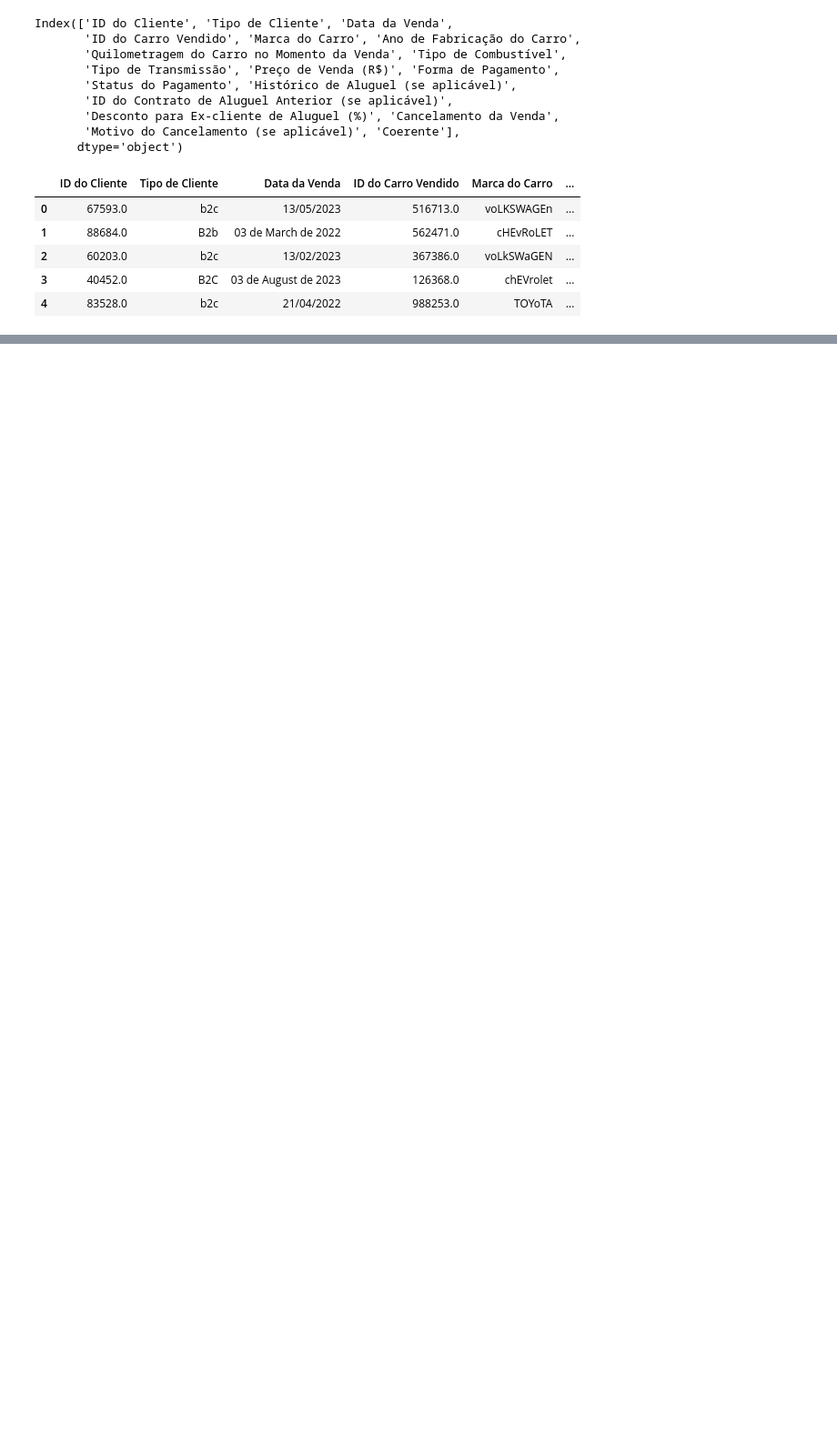
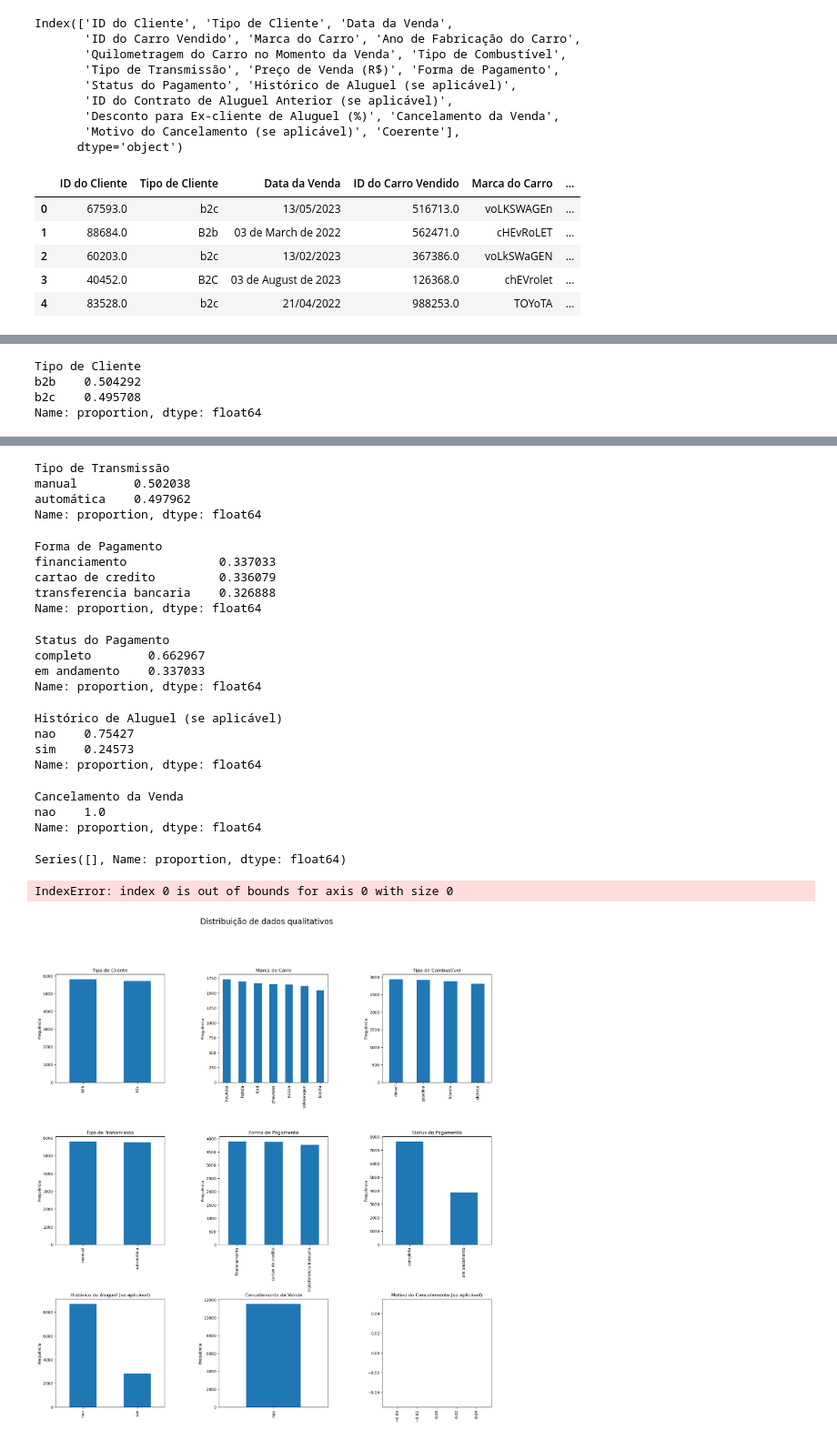
Before and after one commit to Henrique-Albuquerque2/PS-IJR-Grupo10, a Jupyter notebook: AnaliseVendas.ipynb, the cells around one changed output, grey strips where cells are left out. Shown at 91% size. Saved outputs shown, nothing was run; the diff lists cells and outputs as text; code cells hidden in the pictures; blank space fills up the shorter version.

Commit message:
analise vendas

```diff
--- a/AnaliseVendas.ipynb
+++ b/AnaliseVendas.ipynb
@@ -64,0 +200,2 @@ Name: ID do Contrato de Aluguel Anterior (se aplicável), Length: 5367, dtype: i
+# %%
+db_alterado['Ano de Fabricação do Carro'] = db_alterado['Ano de Fabricação do Carro'].astype(int)
@@ -64,0 +216,4 @@ Name: ID do Contrato de Aluguel Anterior (se aplicável), Length: 5367, dtype: i
+# %%
+db_alterado = db_alterado.applymap(lambda x: x.strip().lower() if isinstance(x, str) else x)
+
+db_alterado = db_alterado.applymap(lambda x: x.strip().strip() if isinstance(x, str) else x)
@@ -64,0 +371,51 @@ Name: ID do Contrato de Aluguel Anterior (se aplicável), Length: 5367, dtype: i
+# %%
+colunas = [
+ 'Tipo de Cliente',
+ #'Data da Venda',
+ 'Marca do Carro',
+ 'Tipo de Combustível',
+ 'Tipo de Transmissão',
+ 'Forma de Pagamento',
+ 'Status do Pagamento',
+ 'Histórico de Aluguel (se aplicável)',
+ 'Cancelamento da Venda',
+ 'Motivo do Cancelamento (se aplicável)'
+ ]
+# %%
+for coluna in colunas:
+    display(db_alterado[coluna].value_counts(normalize = True))
+
+import matplotlib.pyplot as plt
+
+# List of qualitative columns from your 'db_alterado' dataset that can be used for future analyses
+colunas_qualitativas = [
+    'Tipo de Cliente',
+    'Marca do Carro',
+    'Tipo de Combustível',
+    'Tipo de Transmissão',
+    'Forma de Pagamento',
+    'Status do Pagamento',
+    'Histórico de Aluguel (se aplicável)',
+    'Cancelamento da Venda',
+    'Motivo do Cancelamento (se aplicável)'
+]
+
+# Create subplots with enough space for all qualitative columns
+fig, axs = plt.subplots(3, 3, figsize=(20, 20))  # Adjust grid size based on the number of columns
+fig.subplots_adjust(hspace=0.5, wspace=0.5)  # Adjust space between subplots
+fig.suptitle('Distribuição de dados qualitativos', fontsize=20)
+
+# Iterate over each qualitative column and plot a bar chart
+for col, ax in zip(colunas_qualitativas, axs.ravel()):
+    if col in db_alterado.columns:
+        db_alterado[col].value_counts().plot(kind='bar', ax=ax, title=col)
+        ax.set_xlabel('')  # Remove x-axis label to avoid clutter
+        ax.set_ylabel('Frequência')  # Set y-axis label to 'Frequência'
+
+# Show the plot
+plt.show()
+# %% [output]
+Tipo de Cliente
+b2b    0.504292
+b2c    0.495708
+Name: proportion, dtype: float64
@@ -64,0 +437,23 @@ Name: ID do Contrato de Aluguel Anterior (se aplicável), Length: 5367, dtype: i
+Tipo de Transmissão
+manual        0.502038
+automática    0.497962
+Name: proportion, dtype: float64
+Forma de Pagamento
+financiamento             0.337033
+cartao de credito         0.336079
+transferencia bancaria    0.326888
+Name: proportion, dtype: float64
+Status do Pagamento
+completo        0.662967
+em andamento    0.337033
+Name: proportion, dtype: float64
+Histórico de Aluguel (se aplicável)
+nao    0.75427
+sim    0.24573
+Name: proportion, dtype: float64
+Cancelamento da Venda
+nao    1.0
+Name: proportion, dtype: float64
+Series([], Name: proportion, dtype: float64)
+IndexError: index 0 is out of bounds for axis 0 with size 0
+[figure, added]
```
Also changed, not shown: parts of 82 cells of this notebook.
